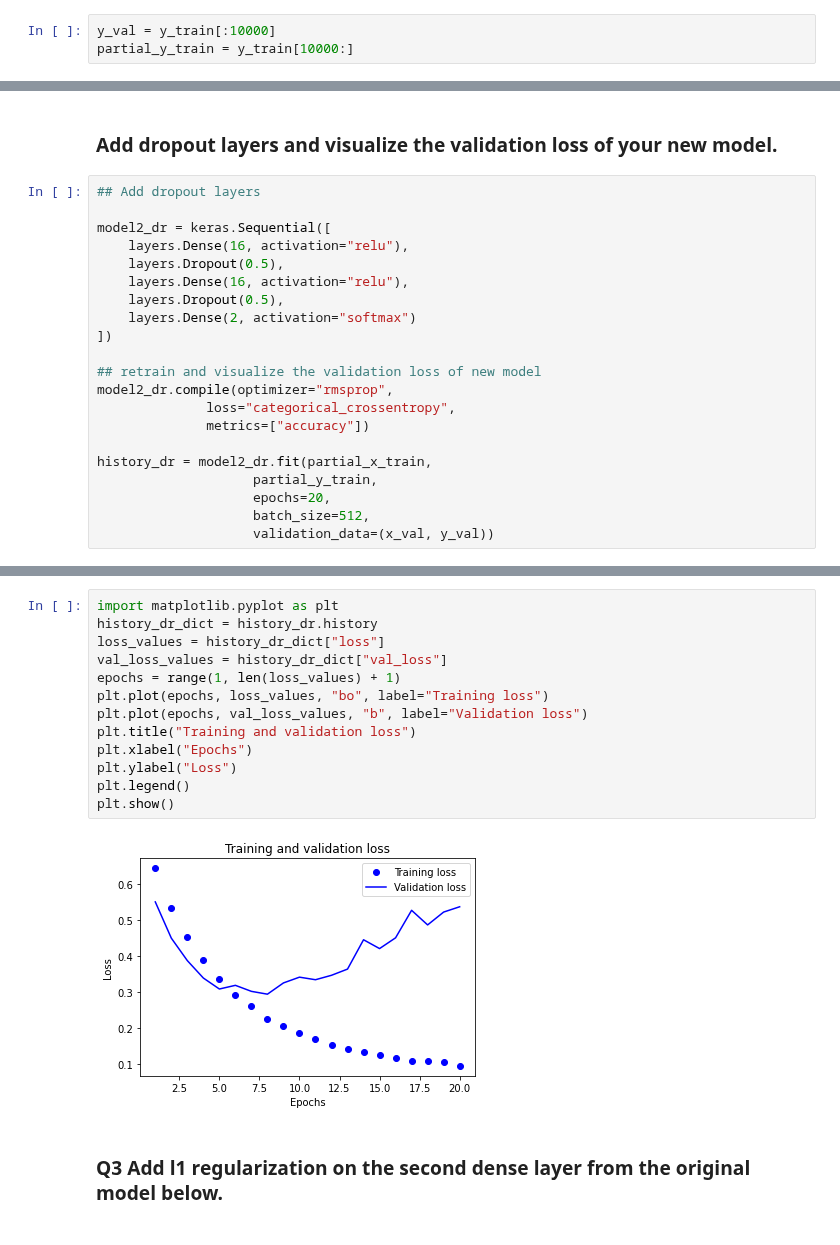
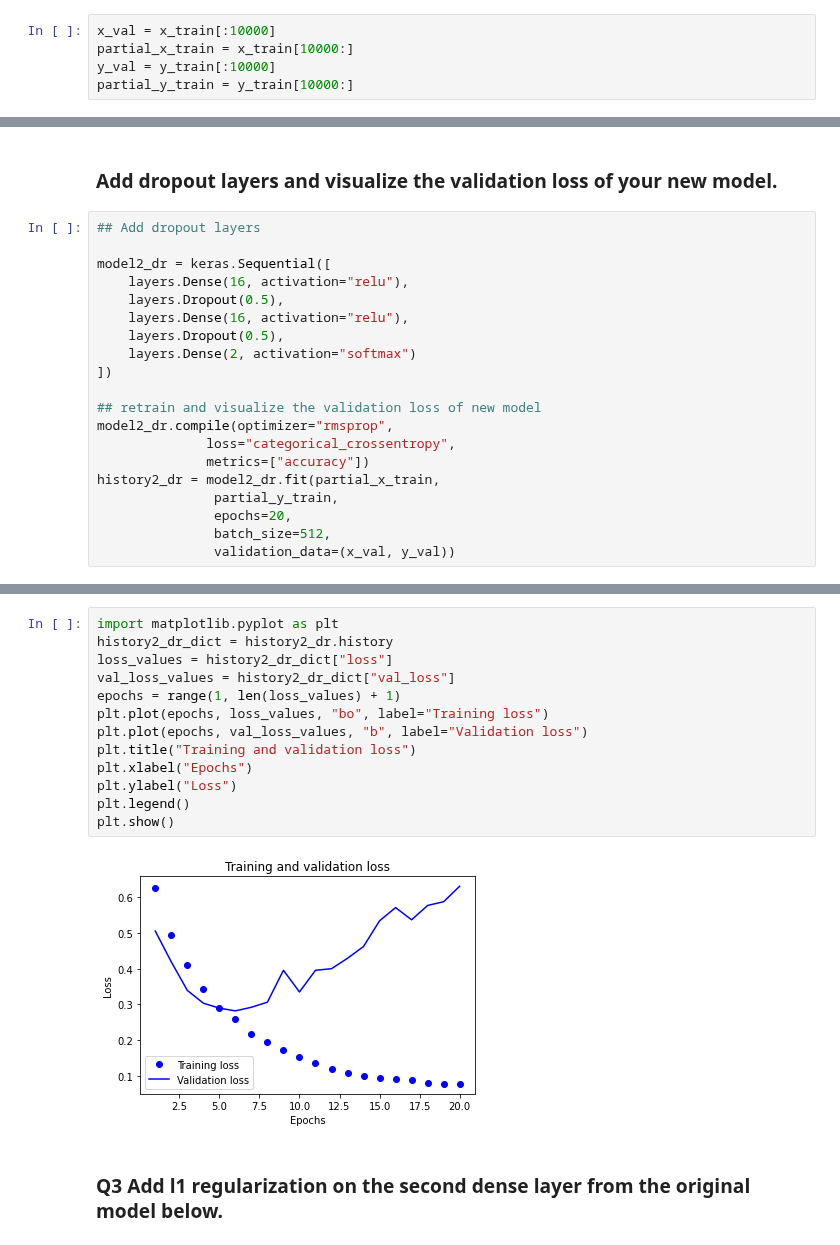
Before and after one commit to kellykhy/CAU_DL2022-1, a Jupyter notebook: HW2.ipynb, the cells around one changed output, grey strips where cells are left out. Cells and saved outputs as stored; diff of their text form.

```diff
--- a/HW2.ipynb
+++ b/HW2.ipynb
@@ -87,6 +87,8 @@ from tensorflow.keras.utils import to_categorical
 y_train = to_categorical(train_labels)
 y_test = to_categorical(test_labels)
 # %%
+x_val = x_train[:10000]
+partial_x_train = x_train[10000:]
 y_val = y_train[:10000]
 partial_y_train = y_train[10000:]
 # %%
@@ -147,11 +149,10 @@ model2_dr = keras.Sequential([
 model2_dr.compile(optimizer="rmsprop",
               loss="categorical_crossentropy",
               metrics=["accuracy"])
-
-history_dr = model2_dr.fit(partial_x_train,
-                    partial_y_train,
-                    epochs=20,
-                    batch_size=512,
-                    validation_data=(x_val, y_val))
+history2_dr = model2_dr.fit(partial_x_train,
+               partial_y_train,
+               epochs=20,
+               batch_size=512,
+               validation_data=(x_val, y_val))
 # %% [output]
 Epoch 1/20
@@ -174,18 +175,18 @@ Epoch 20/20
 # %%
 import matplotlib.pyplot as plt
-history_dr_dict = history_dr.history
-loss_values = history_dr_dict["loss"]
-val_loss_values = history_dr_dict["val_loss"]
+history2_dr_dict = history2_dr.history
+loss_values = history2_dr_dict["loss"]
+val_loss_values = history2_dr_dict["val_loss"]
 epochs = range(1, len(loss_values) + 1)
 plt.plot(epochs, loss_values, "bo", label="Training loss")
 plt.plot(epochs, val_loss_values, "b", label="Validation loss")
 plt.title("Training and validation loss")
 plt.xlabel("Epochs")
 plt.ylabel("Loss")
 plt.legend()
 plt.show()
 # %% [output]
-[figure, old version]
+[figure, new version]
 # %% [markdown]
 ### Q3 Add l1 regularization on the second dense layer from the original model below.
 # %%
```
Also changed, not shown: parts of 7 cells of this notebook.
